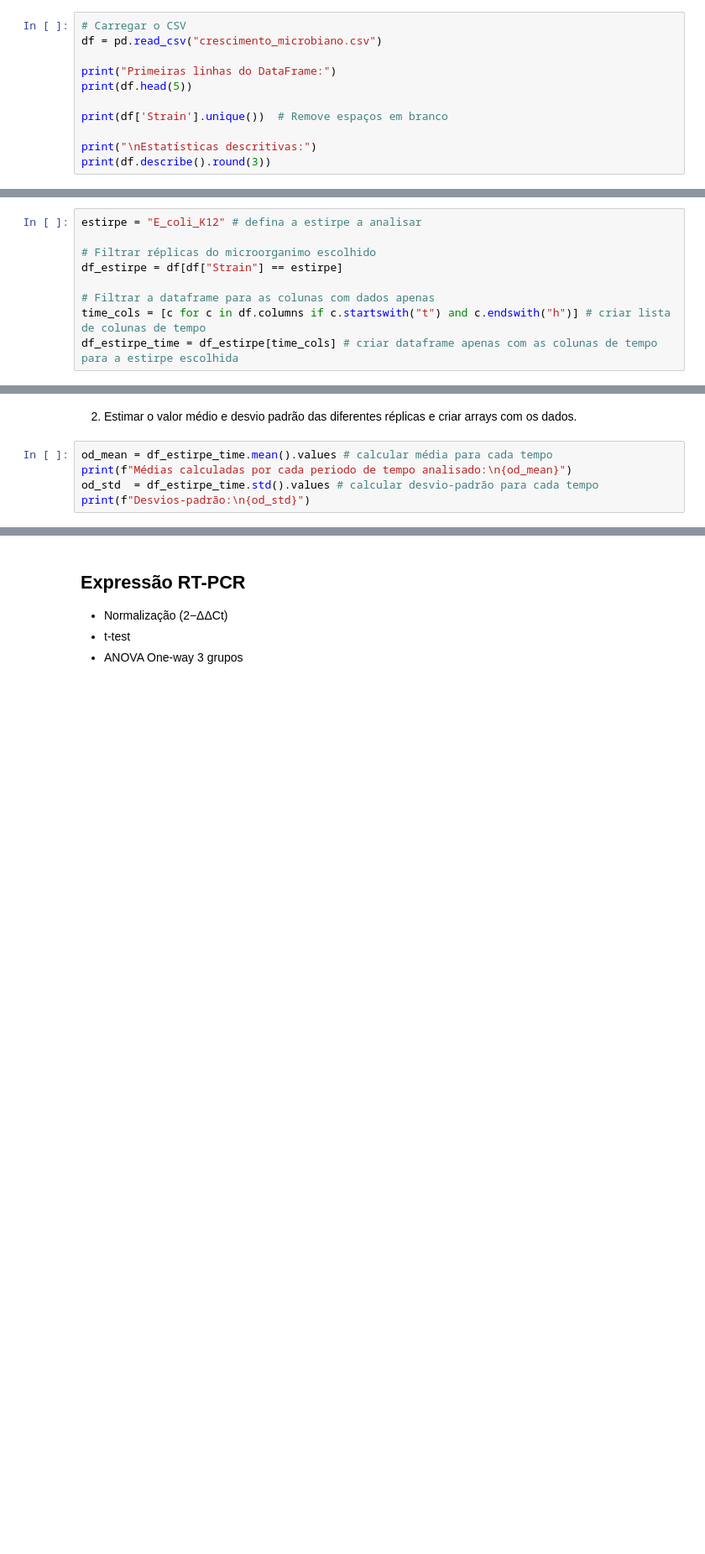
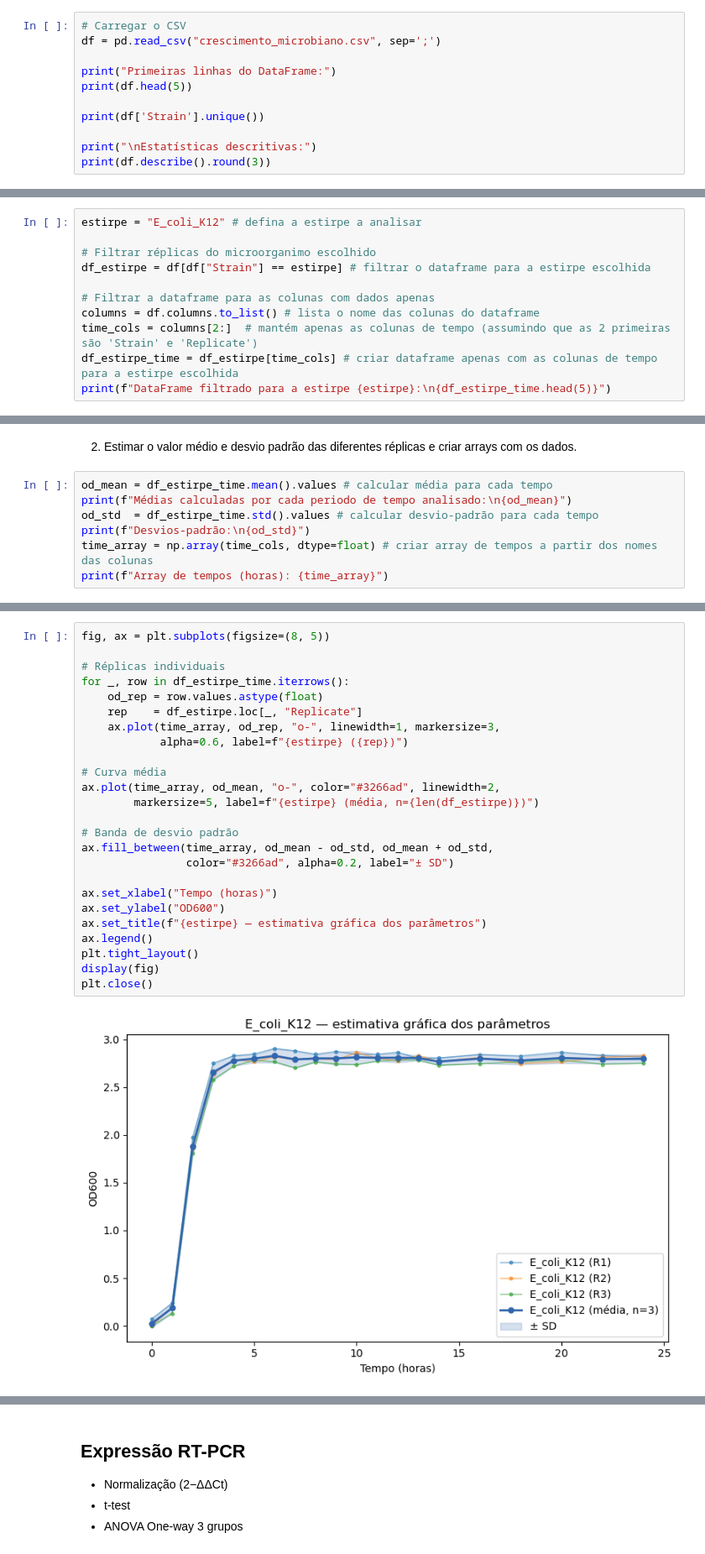
Before and after one commit to SaraBSalazar/courses, a Jupyter notebook: PALOP_2026/Aula_0/Aula_Bioinformática_0.ipynb, the cells around one changed output, grey strips where cells are left out. Shown at 84% size. Drawn from its saved outputs; the diff is of its cells as text; blank space fills up the shorter version.

```diff
--- a/PALOP_2026/Aula_0/Aula_Bioinformática_0.ipynb
+++ b/PALOP_2026/Aula_0/Aula_Bioinformática_0.ipynb
@@ -54,12 +31,12 @@ import matplotlib.pyplot as plt
    4. **"Qual o micróbio cresce mais rápido?"** → Comparar **μ_max**
 # %%
 # Carregar o CSV
-df = pd.read_csv("crescimento_microbiano.csv")
+df = pd.read_csv("crescimento_microbiano.csv", sep=';')
 
 print("Primeiras linhas do DataFrame:")
 print(df.head(5))
 
-print(df['Strain'].unique())  # Remove espaços em branco
+print(df['Strain'].unique())
 
 print("\nEstatísticas descritivas:")
 print(df.describe().round(3))
@@ -136,8 +75,10 @@ plt.show()
 estirpe = "E_coli_K12" # defina a estirpe a analisar
 
 # Filtrar réplicas do microorganimo escolhido
-df_estirpe = df[df["Strain"] == estirpe]
+df_estirpe = df[df["Strain"] == estirpe] # filtrar o dataframe para a estirpe escolhida
 
 # Filtrar a dataframe para as colunas com dados apenas
-time_cols = [c for c in df.columns if c.startswith("t") and c.endswith("h")] # criar lista de colunas de tempo
+columns = df.columns.to_list() # lista o nome das colunas do dataframe
+time_cols = columns[2:]  # mantém apenas as colunas de tempo (assumindo que as 2 primeiras são 'Strain' e 'Replicate')
 df_estirpe_time = df_estirpe[time_cols] # criar dataframe apenas com as colunas de tempo para a estirpe escolhida
+print(f"DataFrame filtrado para a estirpe {estirpe}:\n{df_estirpe_time.head(5)}")
@@ -148,3 +100,5 @@ od_mean = df_estirpe_time.mean().values # calcular média para cada tempo
 print(f"Médias calculadas por cada periodo de tempo analisado:\n{od_mean}")
 od_std  = df_estirpe_time.std().values # calcular desvio-padrão para cada tempo
 print(f"Desvios-padrão:\n{od_std}")
+time_array = np.array(time_cols, dtype=float) # criar array de tempos a partir dos nomes das colunas
+print(f"Array de tempos (horas): {time_array}")
@@ -204,0 +120,27 @@ print(f"{'─'*40}")
+# %%
+fig, ax = plt.subplots(figsize=(8, 5))
+
+# Réplicas individuais
+for _, row in df_estirpe_time.iterrows():
+    od_rep = row.values.astype(float)
+    rep    = df_estirpe.loc[_, "Replicate"]
+    ax.plot(time_array, od_rep, "o-", linewidth=1, markersize=3,
+            alpha=0.6, label=f"{estirpe} ({rep})")
+
+# Curva média
+ax.plot(time_array, od_mean, "o-", color="#3266ad", linewidth=2,
+        markersize=5, label=f"{estirpe} (média, n={len(df_estirpe)})")
+
+# Banda de desvio padrão
+ax.fill_between(time_array, od_mean - od_std, od_mean + od_std,
+                color="#3266ad", alpha=0.2, label="± SD")
+
+ax.set_xlabel("Tempo (horas)")
+ax.set_ylabel("OD600")
+ax.set_title(f"{estirpe} — estimativa gráfica dos parâmetros")
+ax.legend()
+plt.tight_layout()
+display(fig)
+plt.close()
+# %% [output]
+[figure, added]
```
Also changed, not shown: parts of 26 cells of this notebook.
